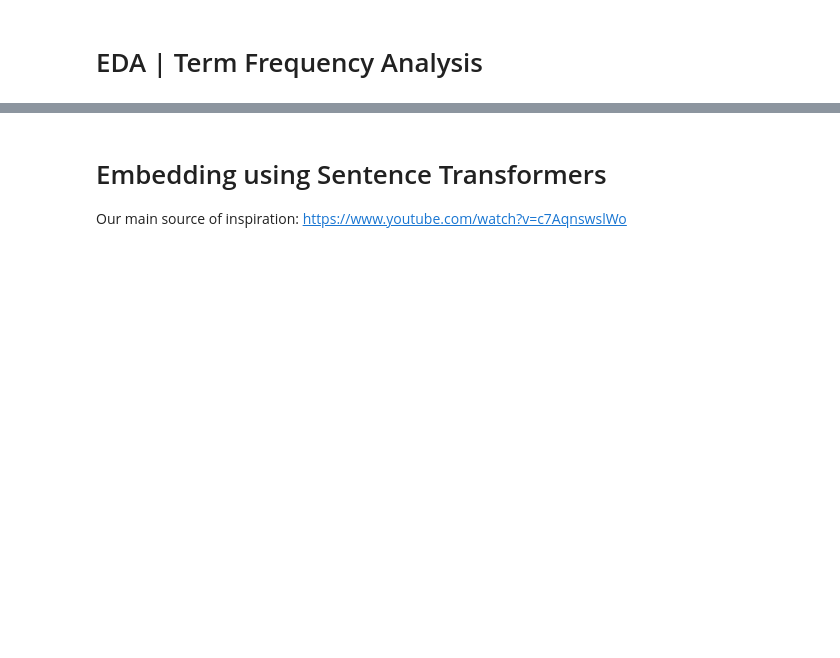
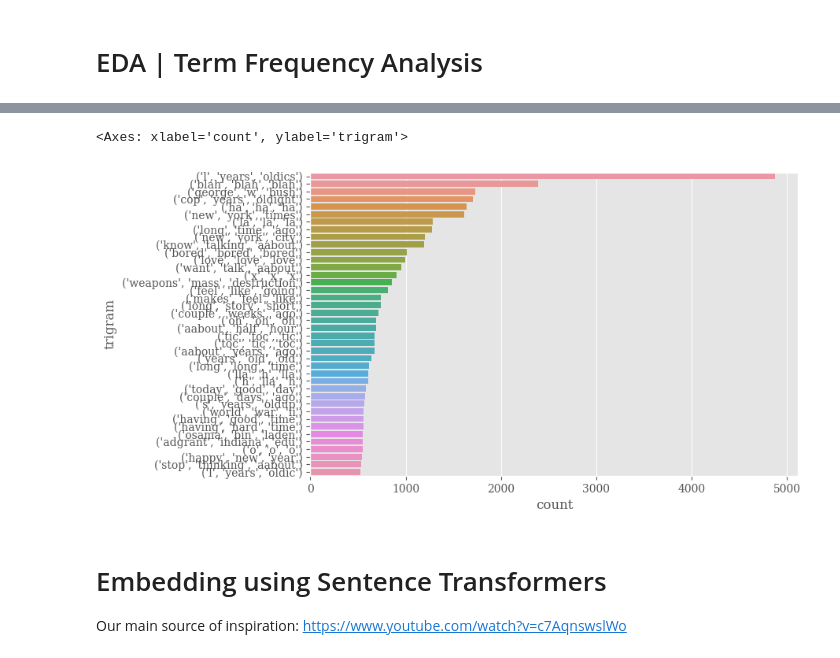
Before and after one commit to simonefacchiano/SL-Final-Project, a Jupyter notebook: preprocessing_and_eda.ipynb, the cells around one changed output, grey strips where cells are left out. Drawn from its saved outputs; the diff is of its cells as text; code cells hidden in the pictures; blank space fills up the shorter version.

```diff
--- a/preprocessing_and_eda.ipynb
+++ b/preprocessing_and_eda.ipynb
@@ -352,10 +390,13 @@ sns.barplot(bigrams_df, x = 'count', y = 'bigram')
 # %%
-trigrams = (pd.Series(nltk.ngrams(corpus, 3)).value_counts())[:10]
+trigrams = (pd.Series(nltk.ngrams(corpus, 3)).value_counts())[:40]
 trigrams_df = trigrams.reset_index()
 trigrams_df.columns = ['trigram', 'count']
 sns.barplot(trigrams_df, x = 'count', y = 'trigram')
 
 #2 minutes to run
+# %% [output]
+<Axes: xlabel='count', ylabel='trigram'>
+[figure, added]
 # %% [markdown]
 # Embedding using Sentence Transformers
 
```
Also changed, not shown: parts of 18 cells of this notebook.
